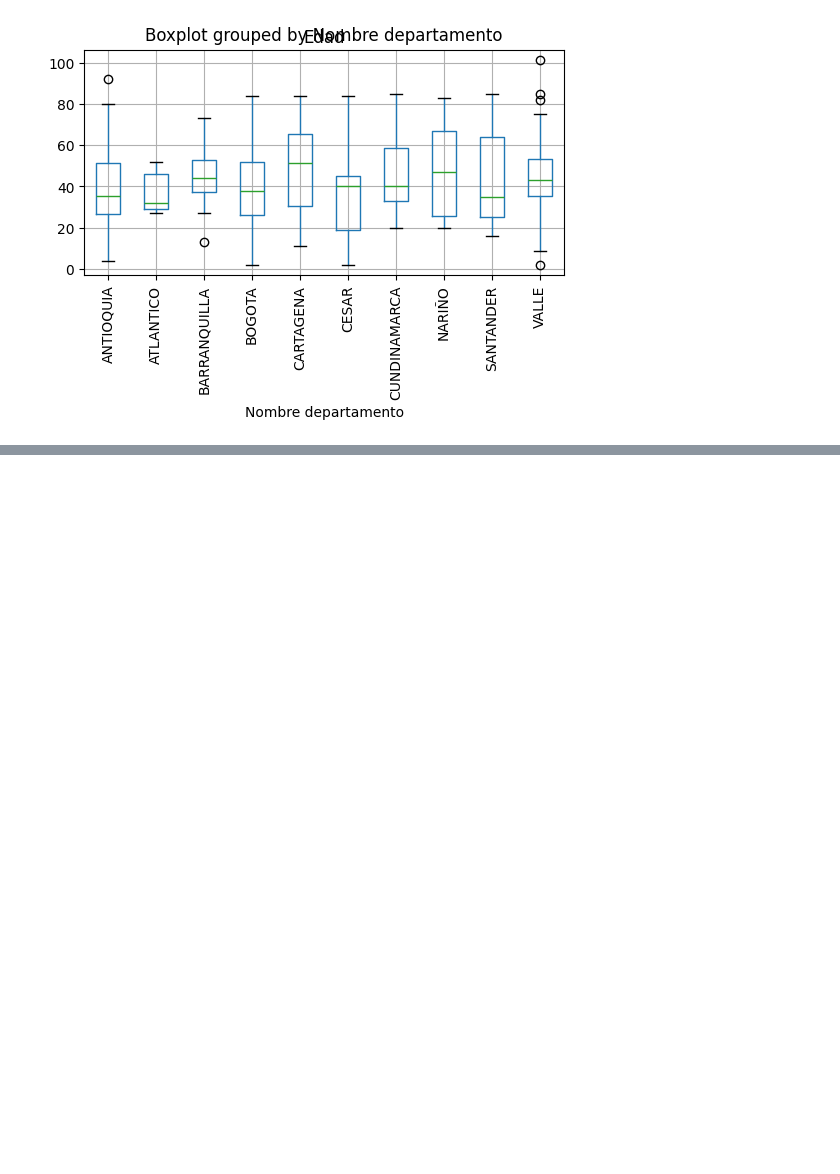
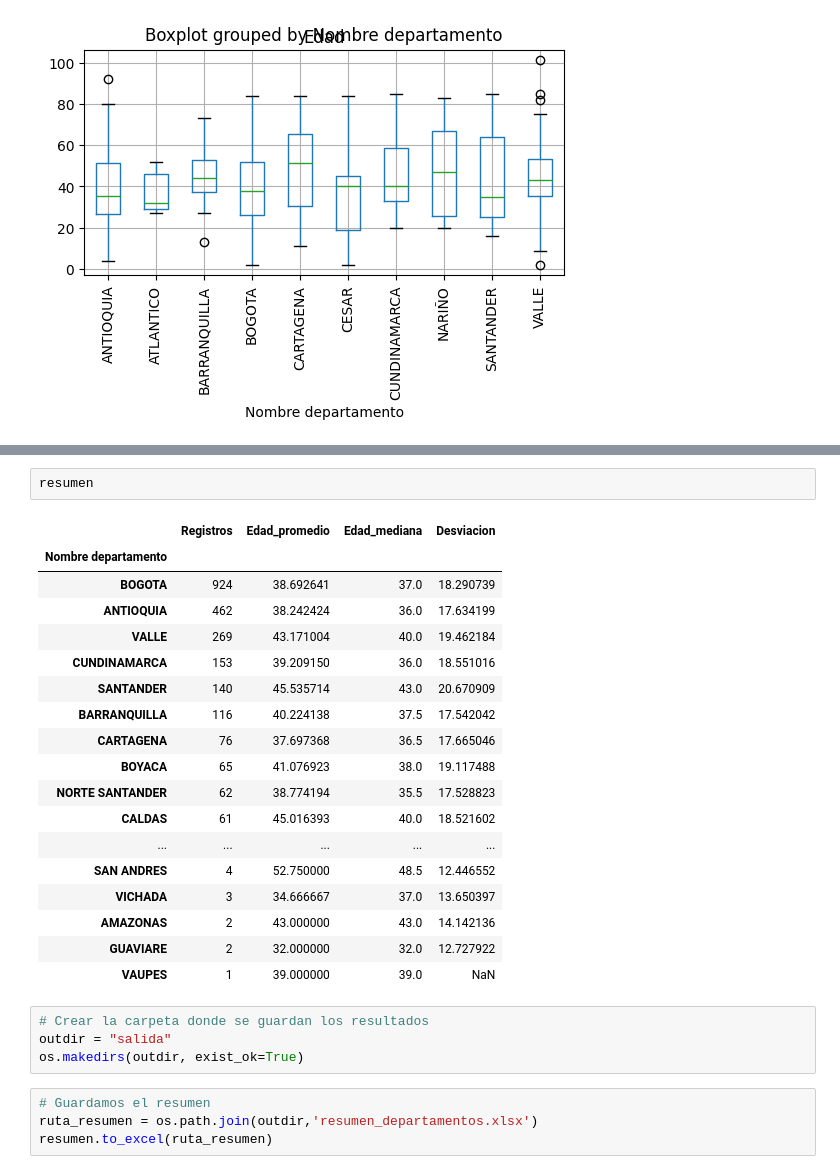
Before and after one commit to asegura4488/EDCO_IntroCienciaDatos, a Jupyter notebook: Semana2/Sesion4.ipynb, the cells around one changed output, grey strips where cells are left out. Cells and saved outputs as stored; diff of their text form; blank space fills up the shorter version.

```diff
--- a/Semana2/Sesion4.ipynb
+++ b/Semana2/Sesion4.ipynb
@@ -240,0 +286,29 @@ datos_top10.boxplot(
+# %%
+resumen
+# %% [output]
+|  | Registros | Edad_promedio | Edad_mediana | Desviacion |
+| Nombre departamento |  |  |  |  |
+| BOGOTA | 924 | 38.692641 | 37.0 | 18.290739 |
+| ANTIOQUIA | 462 | 38.242424 | 36.0 | 17.634199 |
+| VALLE | 269 | 43.171004 | 40.0 | 19.462184 |
+| CUNDINAMARCA | 153 | 39.209150 | 36.0 | 18.551016 |
+| SANTANDER | 140 | 45.535714 | 43.0 | 20.670909 |
+| BARRANQUILLA | 116 | 40.224138 | 37.5 | 17.542042 |
+| CARTAGENA | 76 | 37.697368 | 36.5 | 17.665046 |
+| BOYACA | 65 | 41.076923 | 38.0 | 19.117488 |
+| NORTE SANTANDER | 62 | 38.774194 | 35.5 | 17.528823 |
+| CALDAS | 61 | 45.016393 | 40.0 | 18.521602 |
+| ... | ... | ... | ... | ... |
+| SAN ANDRES | 4 | 52.750000 | 48.5 | 12.446552 |
+| VICHADA | 3 | 34.666667 | 37.0 | 13.650397 |
+| AMAZONAS | 2 | 43.000000 | 43.0 | 14.142136 |
+| GUAVIARE | 2 | 32.000000 | 32.0 | 12.727922 |
+| VAUPES | 1 | 39.000000 | 39.0 | NaN |
+# %%
+# Crear la carpeta donde se guardan los resultados
+outdir = "salida"
+os.makedirs(outdir, exist_ok=True)
+# %%
+# Guardamos el resumen
+ruta_resumen = os.path.join(outdir,'resumen_departamentos.xlsx')
+resumen.to_excel(ruta_resumen)
```
Also changed, not shown: parts of 5 cells of this notebook.
